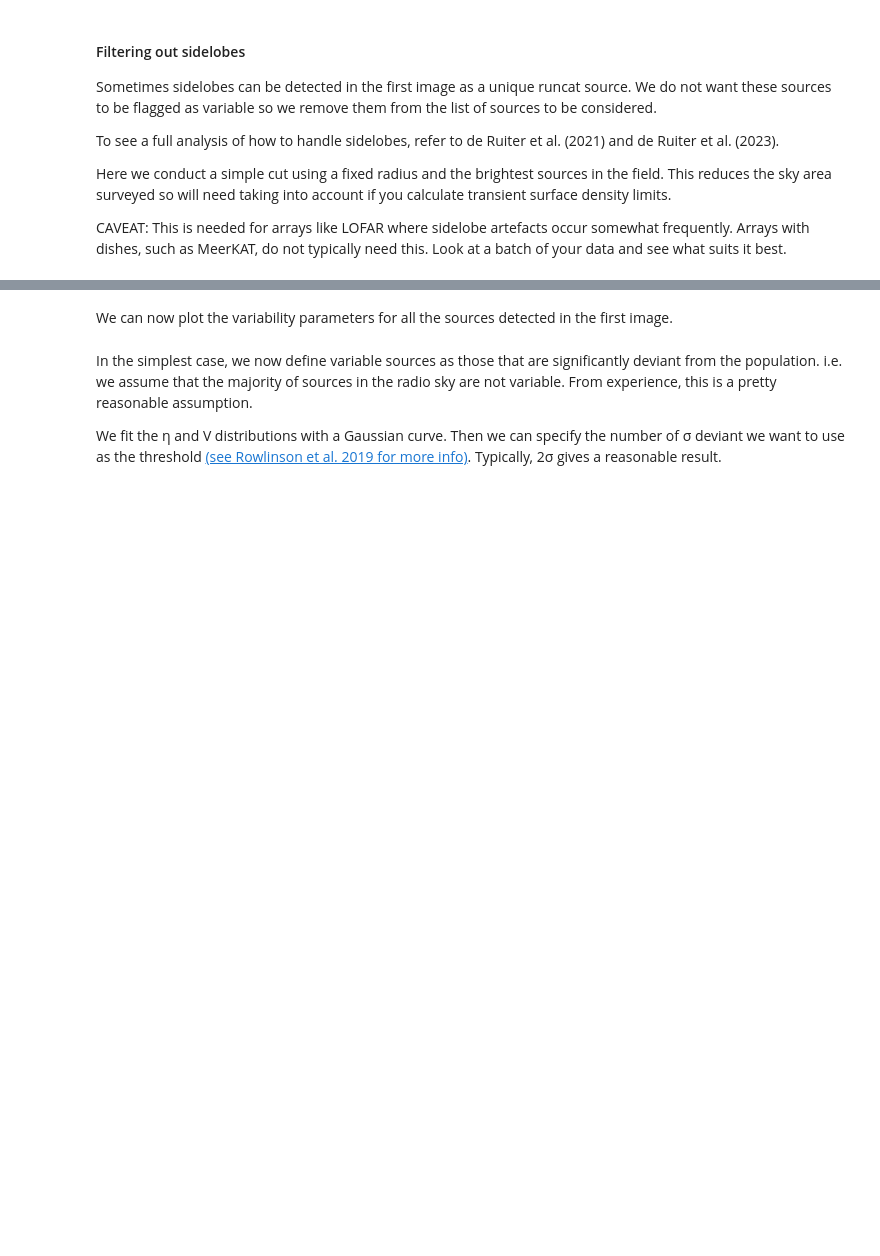
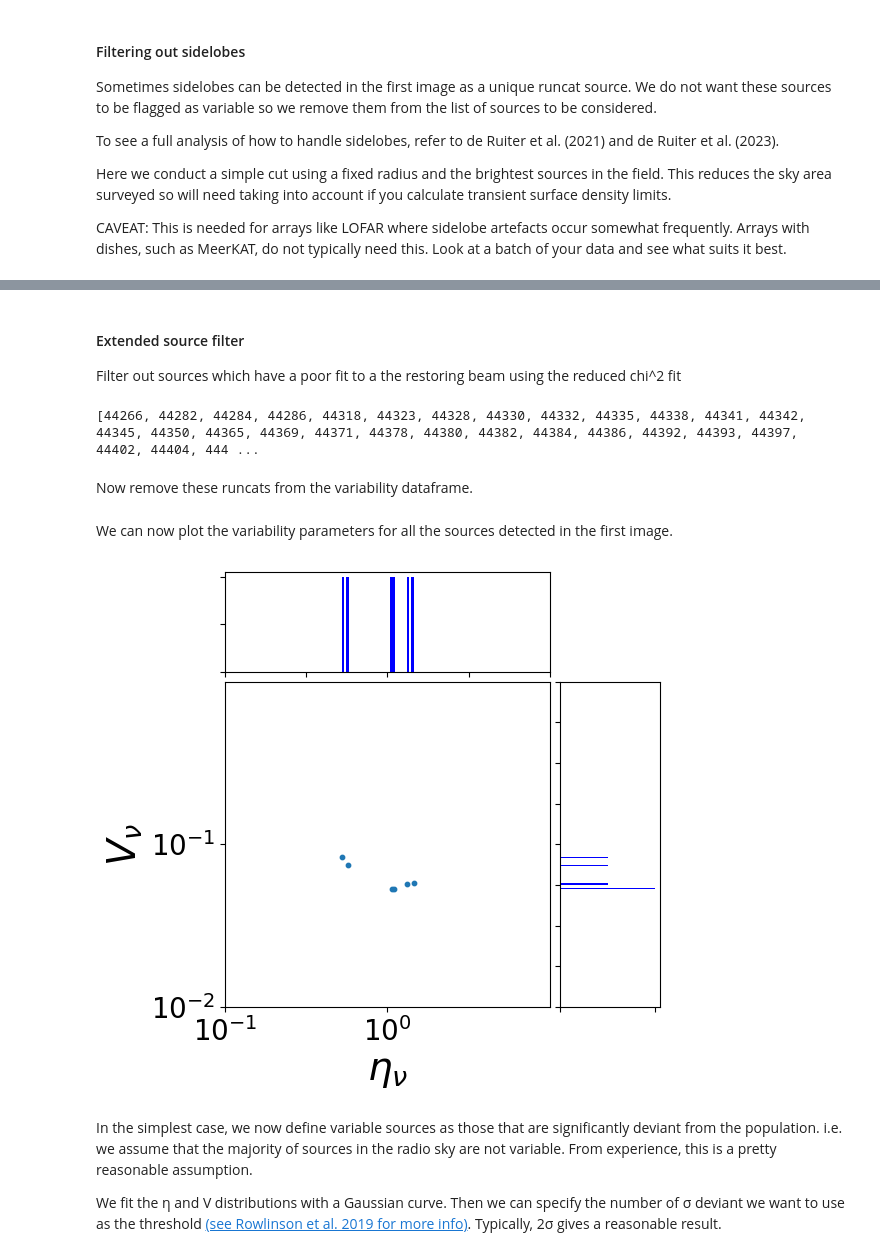
Before and after one commit to AntoniaR/TraP_filter_demo, a Jupyter notebook: FilterTraP.ipynb, the cells around one changed output, grey strips where cells are left out. Cells and saved outputs as stored; diff of their text form; code cells hidden in the pictures; blank space fills up the shorter version.

```diff
--- a/FilterTraP.ipynb
+++ b/FilterTraP.ipynb
@@ -259,8 +283,8 @@ When you run TraP, make a note of the dataset id for your TraP run and insert it
 
 (It's in the screen output, look for this line `tkp.steps.persistence: created dataset 101 (TRAP dataset)`)
 # %%
-dataset_id =
-database = ''
+dataset_id = 34
+database = 'antoniar'
 # %% [markdown]
 You now need to specify your postgresql database, username, password etc. All of this information is in the file pipeline.cfg that you used to setup the TraP. Input this into the file dblogin.py, which looks like:
 # %% [raw]
@@ -367,3 +422,22 @@ plotdata = plotdata.loc[(plotdata.nearestBrtSrc > FilterRadius/60.) | (plotdata.
+# %% [markdown]
+#### Extended source filter
+Filter out sources which have a poor fit to a the restoring beam using the reduced chi^2 fit
+# %%
+extendedSrcs=[]
+for index, row in plotdata.iterrows():
+    sourceID = row.runcat
+    extractedSrcs = session.query(Assocxtrsource,Extractedsource).select_from(join(Assocxtrsource,Extractedsource)).filter(Assocxtrsource.runcat_id == sourceID).all()
+    fit_values = [extractedSrcs[x].Extractedsource.reduced_chisq for x in range(len(extractedSrcs)) if extractedSrcs[x].Extractedsource.extract_type==0]
+    if len(fit_values)>1:
+        if max(fit_values)>500:
+            extendedSrcs.append(row.runcat)
+print(extendedSrcs)
+# %% [output]
+[44266, 44282, 44284, 44286, 44318, 44323, 44328, 44330, 44332, 44335, 44338, 44341, 44342, 44345, 44350, 44365, 44369, 44371, 44378, 44380, 44382, 44384, 44386, 44392, 44393, 44397, 44402, 44404, 444 ...
+# %% [markdown]
+Now remove these runcats from the variability dataframe.
+# %%
+plotdata = plotdata[~plotdata['runcat'].isin(extendedSrcs)]
 # %% [markdown]
 We can now plot the variability parameters for all the sources detected in the first image.
 # %%
@@ -387,7 +461,7 @@ bottom_h = left_h = left+width+0.02
 rect_scatter = [left, bottom, width, height]
 rect_histx = [left, bottom_h, width, 0.2]
 rect_histy = [left_h, bottom, 0.2, height]
-fig = plt.figure(1,figsize=(8,8))
+fig = plt.figure(1,figsize=(5,5))
 axScatter = fig.add_subplot(223, position=rect_scatter)
 plt.xlabel(r'$\eta_{\nu}$', fontsize=28)
 plt.ylabel(r'$V_{\nu}$', fontsize=28)
@@ -399,33 +473,35 @@ axHistx.axes.yaxis.set_ticklabels([])
 axHisty.axes.xaxis.set_ticklabels([])
 
 xdata_var=np.log10(plotdata['eta'])
 ydata_var=np.log10(plotdata['V'])
 axScatter.scatter(xdata_var, ydata_var, s=10.)
 
 x = np.log10(plotdata['eta'])
 y = np.log10(plotdata['V'])
 
 axHistx.hist(x, bins=30, histtype='stepfilled', color='b')
 axHisty.hist(y, bins=30, histtype='stepfilled', orientation='horizontal', color='b')
 
 xmin=int(min(x)-1.1)
 xmax=int(max(x)+1.1)
 ymin=int(min(y)-1.1)
 ymax=int(max(y)+1.1)
 xvals=range(xmin,xmax)
 xtxts=[r'$10^{'+str(a)+'}$' for a in xvals]
 yvals=range(ymin,ymax)
 ytxts=[r'$10^{'+str(a)+'}$' for a in yvals]
 axScatter.set_xlim([xmin,xmax])
 axScatter.set_ylim([ymin,ymax])
 axScatter.set_xticks(xvals)
 axScatter.set_xticklabels(xtxts, fontsize=20)
 axScatter.set_yticks(yvals)
 axScatter.set_yticklabels(ytxts, fontsize=20)
 axHistx.set_xlim( axScatter.get_xlim())
 axHisty.set_ylim( axScatter.get_ylim())
 
 plt.show()
+# %% [output]
+[figure, added]
 # %% [markdown]
 In the simplest case, we now define variable sources as those that are significantly deviant from the population. i.e. we assume that the majority of sources in the radio sky are not variable. From experience, this is a pretty reasonable assumption.
 
```
Also changed, not shown: parts of 41 cells of this notebook, 1 other file.
